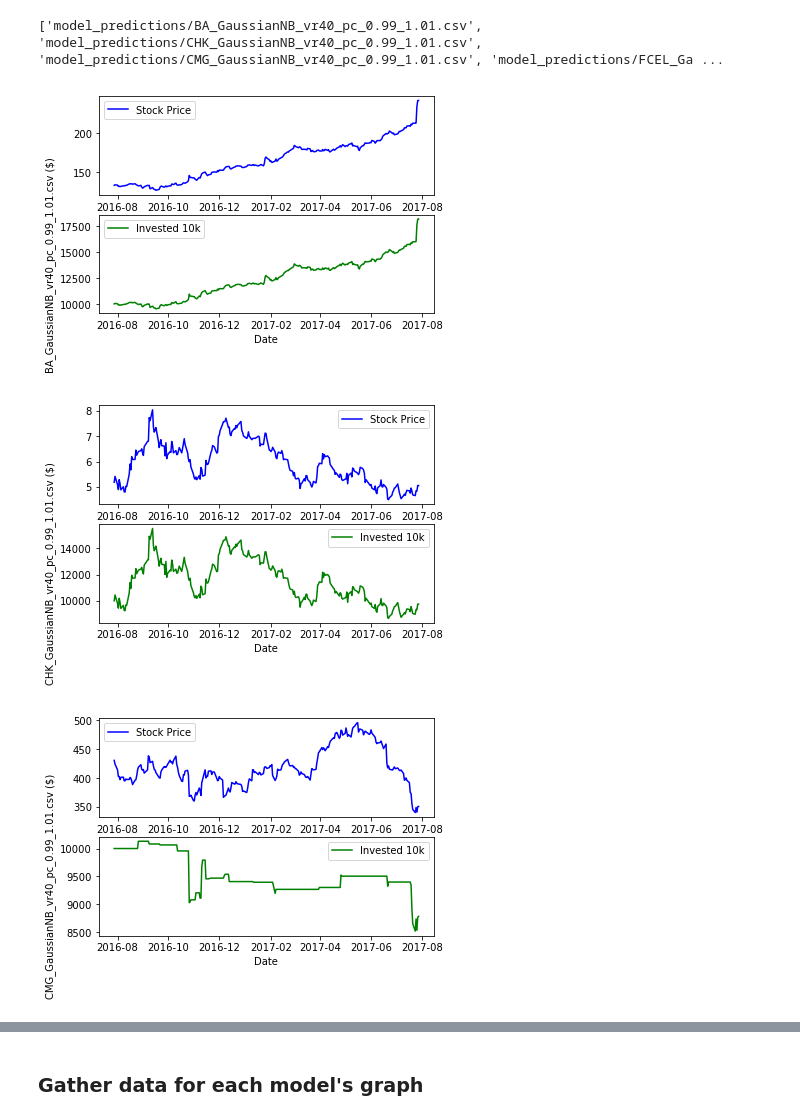
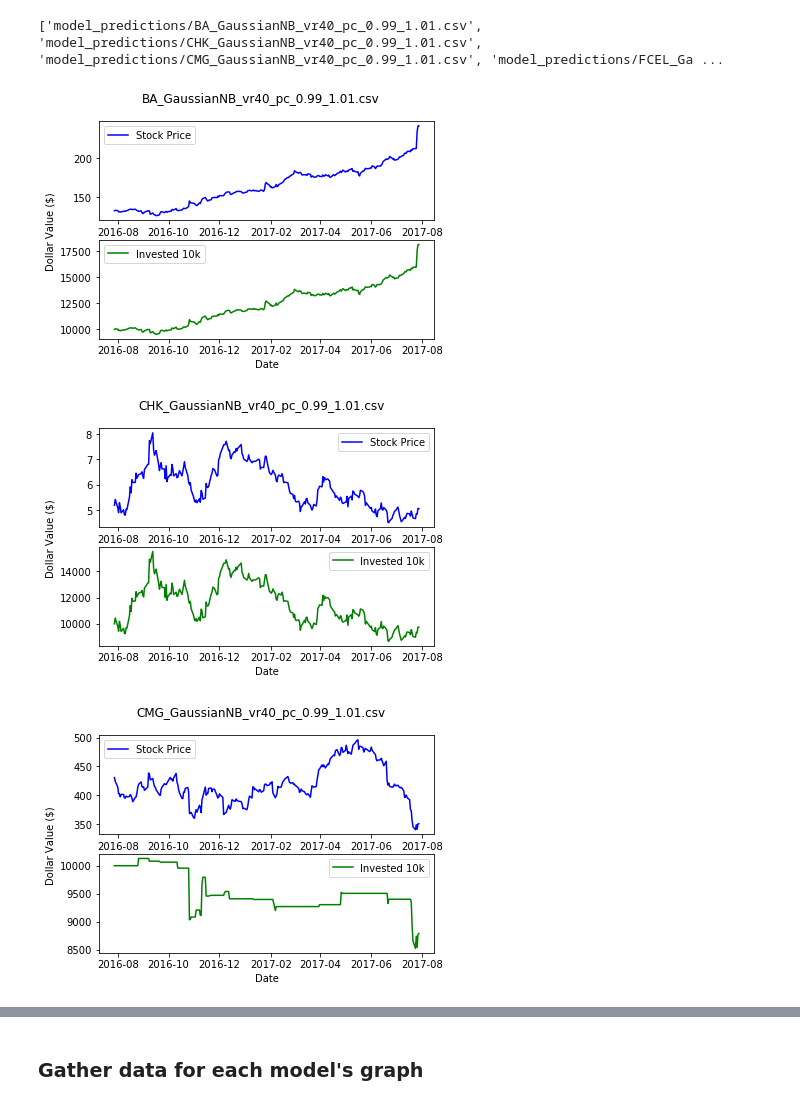
Before and after one commit to En3rG/MLND-Capstone, a Jupyter notebook: portfolio_optimizer.ipynb, the cells around one changed output, grey strips where cells are left out. Cells and saved outputs as stored; diff of their text form; code cells hidden in the pictures.

Commit message:
Clean up.  Generate more data for testing

```diff
--- a/portfolio_optimizer.ipynb
+++ b/portfolio_optimizer.ipynb
@@ -903,11 +971,11 @@ for index, row in result_df.iterrows():
     svc = {'value':0,'loss':0,'gain':0,'transactions':0}
     nn = {'value':0,'loss':0,'gain':0,'transactions':0}
 
-    #models_dict = {'benchmark':benchmark,'DecisionTree':decisiontree,'GaussianNB':gaussiannb,\
-    #            'Adaboost':adaboost, 'SVC':svc, 'NN':nn}
+    #models_dict = {'benchmark':benchmark,'DecisionTree':decisiontree,\
+    #               'GaussianNB':gaussiannb,'Adaboost':adaboost, 'SVC':svc, 'NN':nn}
     ## No SVC model
-    models_dict = {'benchmark':benchmark,'DecisionTree':decisiontree,'GaussianNB':gaussiannb,\
-                   'Adaboost':adaboost, 'NN':nn}
+    models_dict = {'benchmark':benchmark,'DecisionTree':decisiontree,\
+                   'GaussianNB':gaussiannb,'Adaboost':adaboost, 'NN':nn}
 
     ## Gather each stock information
     for tick in TESTING_TICKERS:
@@ -928,16 +996,18 @@ for index, row in result_df.iterrows():
         ## more gains than loss
         if model['gain'] > model['loss']:
             if key == 'benchmark':
-                model['value'] = float(format(row['total_'+key] - COMM_RATE*model['transactions'] \
-                                    - GAIN_LONG*(model['gain']-model['loss']),'.2f'))
+                model['value'] = float(format(row['total_'+key] \
+                                      - COMM_RATE*model['transactions'] \
+                                      - GAIN_LONG*(model['gain']-model['loss']),'.2f'))
             else:
-                model['value'] = float(format(row['total_'+key] - COMM_RATE*model['transactions'] \
-                                    - GAIN_SHORT*(model['gain']-model['loss']),'.2f'))
+                model['value'] = float(format(row['total_'+key] \
+                                      - COMM_RATE*model['transactions'] \
+                                      - GAIN_SHORT*(model['gain']-model['loss']),'.2f'))
         ## more loss than gain
         else:
             ## All model gains GAIN_LONG (assuming its on 25% tax bracket)
             model['value'] = float(format(row['total_'+key] - COMM_RATE*model['transactions'] \
-                                + GAIN_LONG*(model['loss']-model['gain']),'.2f')) ## add tax credit
+                            + GAIN_LONG*(model['loss']-model['gain']),'.2f')) ## add tax credit
 
 
         result_df.set_value(index,key+"_FinalValue",model['value'])
@@ -1106,35 +1185,38 @@ print(graph_data)
 # %%
 def plot_data(f,df):
     remove = len("model_predictions/")
     file = f[remove:]
     tick = file.split('_')[0]
 
     fig = plt.figure()
     ## Top plot
-    df0 = pd.DataFrame.from_csv("testing_data/"+tick+".csv")
+    df0 = pd.DataFrame.from_csv("testing_data/"+tick+"_processed.csv")
     price = df0['vClose_pc']
     ax1 = fig.add_subplot(2,1,1)
     ax1.plot(price.index,price,label='Stock Price',color='b')
     ax1.legend()
 
     ## Bottom plot
     money = df['Money']
     ax2 = fig.add_subplot(2,1,2)
     ax2.plot(money.index,money,label='Invested 10k',color='g')
     ax2.set_xlabel('Date')
-    ax2.set_ylabel(file+' ($)')
     ax2.legend()
 
+    fig.text(0.00, 0.5, 'Dollar Value ($)', va='center', rotation='vertical')
+
+    plt.suptitle(file)
     plt.show()
-    fig.savefig("figures/"+file+'.png')
+    #fig.savefig("figures/"+file+'.png')
+    fig.savefig("figures/"+file+'.svg', format='svg', dpi=1200)
     plt.close(fig)
 
 
 for f in graph_data:
     df = pd.DataFrame.from_csv(f)
 
     plot_data(f,df)
 # %% [output]
-[figure, old version]
+[figure, new version]
-[figure, old version]
+[figure, new version]
-[figure, old version]
+[figure, new version]
```
Also changed, not shown: parts of 18 cells of this notebook.
